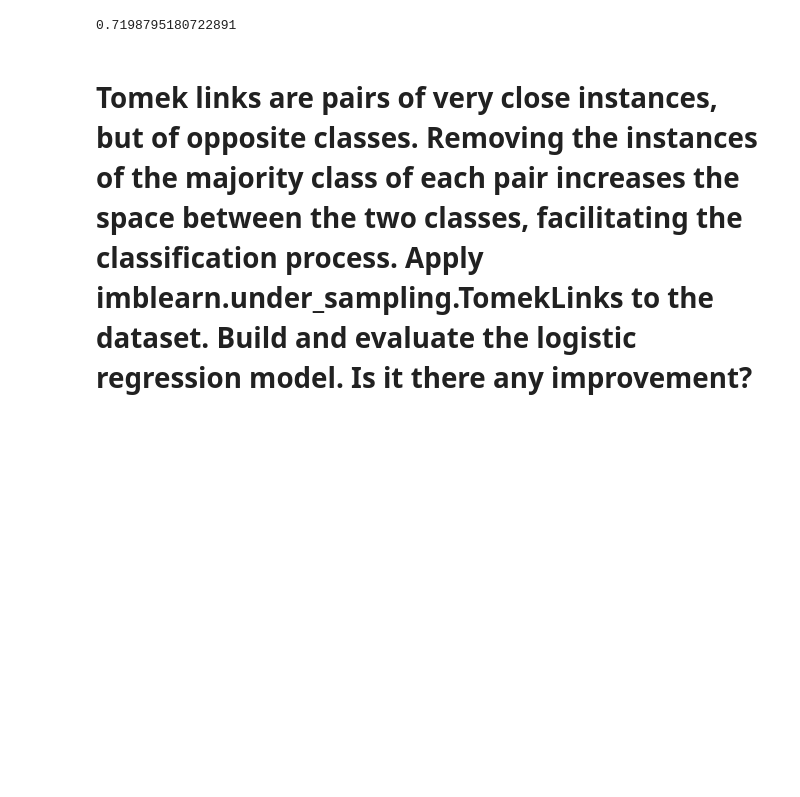
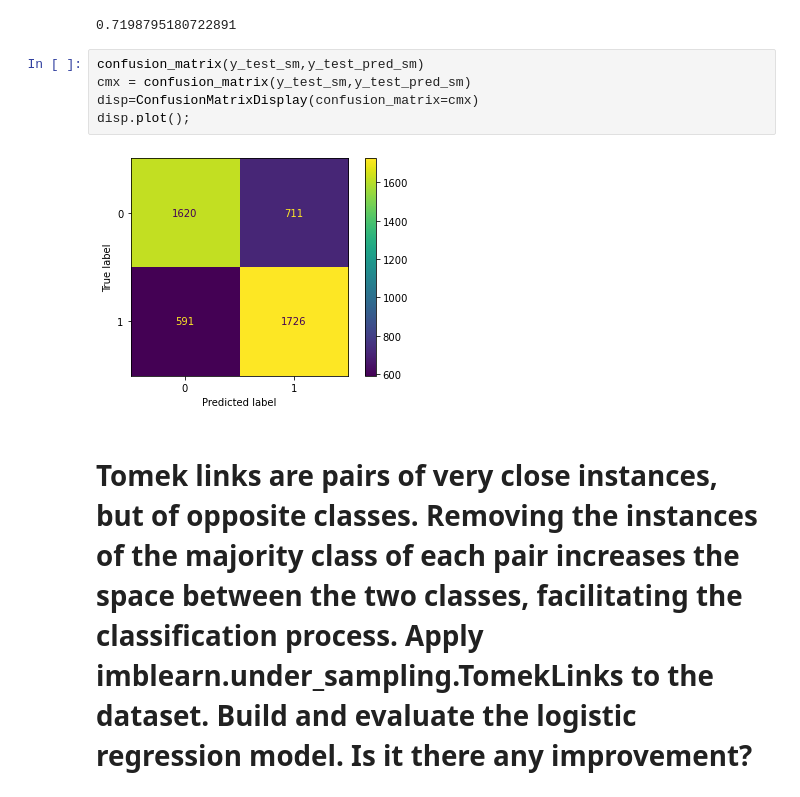
Before and after one commit to siandav/cosferlabwork, a Jupyter notebook: Week4/python/LAB - imbalanced.ipynb, the cells around one changed output. Cells and saved outputs as stored; diff of their text form; blank space fills up the shorter version.

```diff
--- a/Week4/python/LAB - imbalanced.ipynb
+++ b/Week4/python/LAB - imbalanced.ipynb
@@ -178,6 +186,13 @@ y_test_pred_sm=classification.predict(X_test_sm)
 accuracy_score(y_test_sm, y_test_pred_sm)
 # %% [output]
 0.7198795180722891
+# %%
+confusion_matrix(y_test_sm,y_test_pred_sm)
+cmx = confusion_matrix(y_test_sm,y_test_pred_sm)
+disp=ConfusionMatrixDisplay(confusion_matrix=cmx)
+disp.plot();
+# %% [output]
+[figure, added]
 # %% [markdown]
 # Tomek links are pairs of very close instances, but of opposite classes. Removing the instances of the majority class of each pair increases the space between the two classes, facilitating the classification process. Apply imblearn.under_sampling.TomekLinks to the dataset. Build and evaluate the logistic regression model. Is it there any improvement?
 # %%
```
Also changed, not shown: parts of 3 cells of this notebook, 5 other files.
